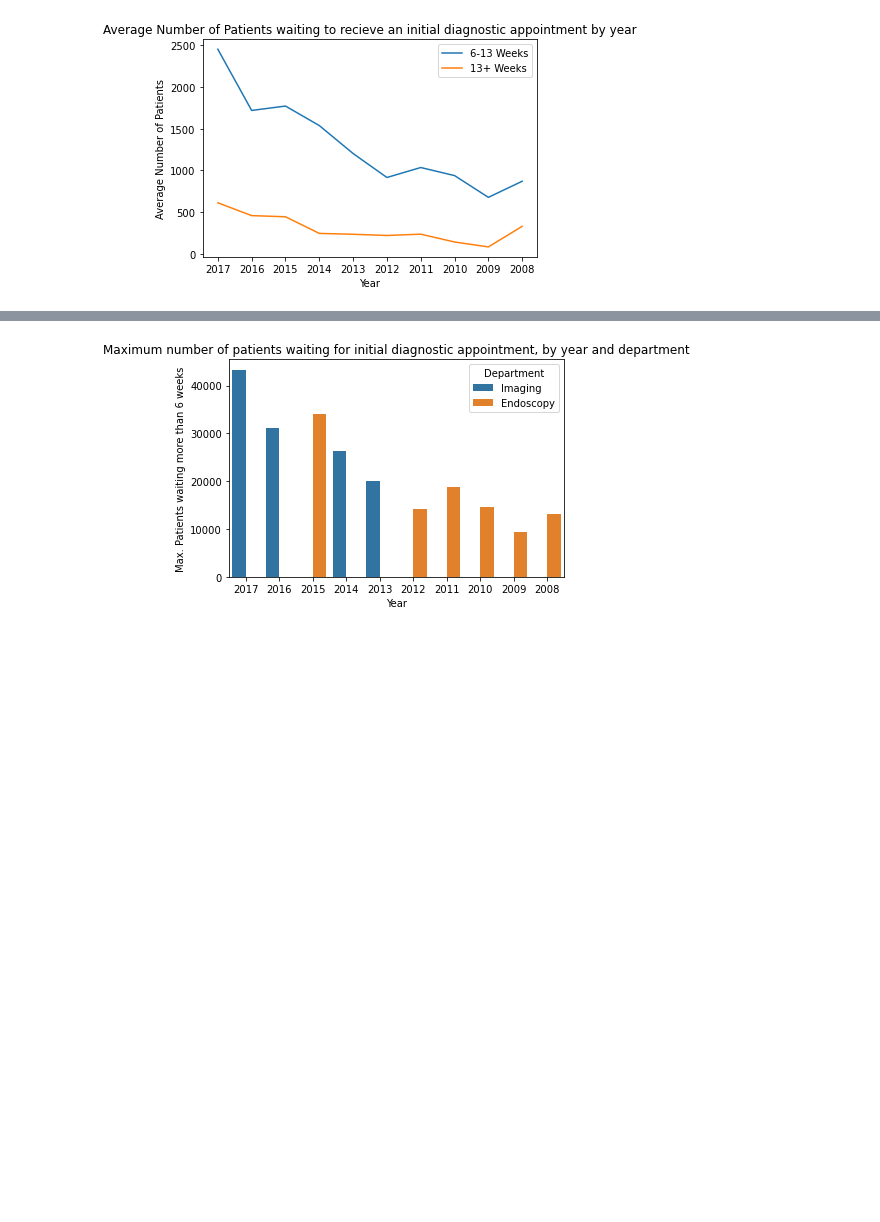
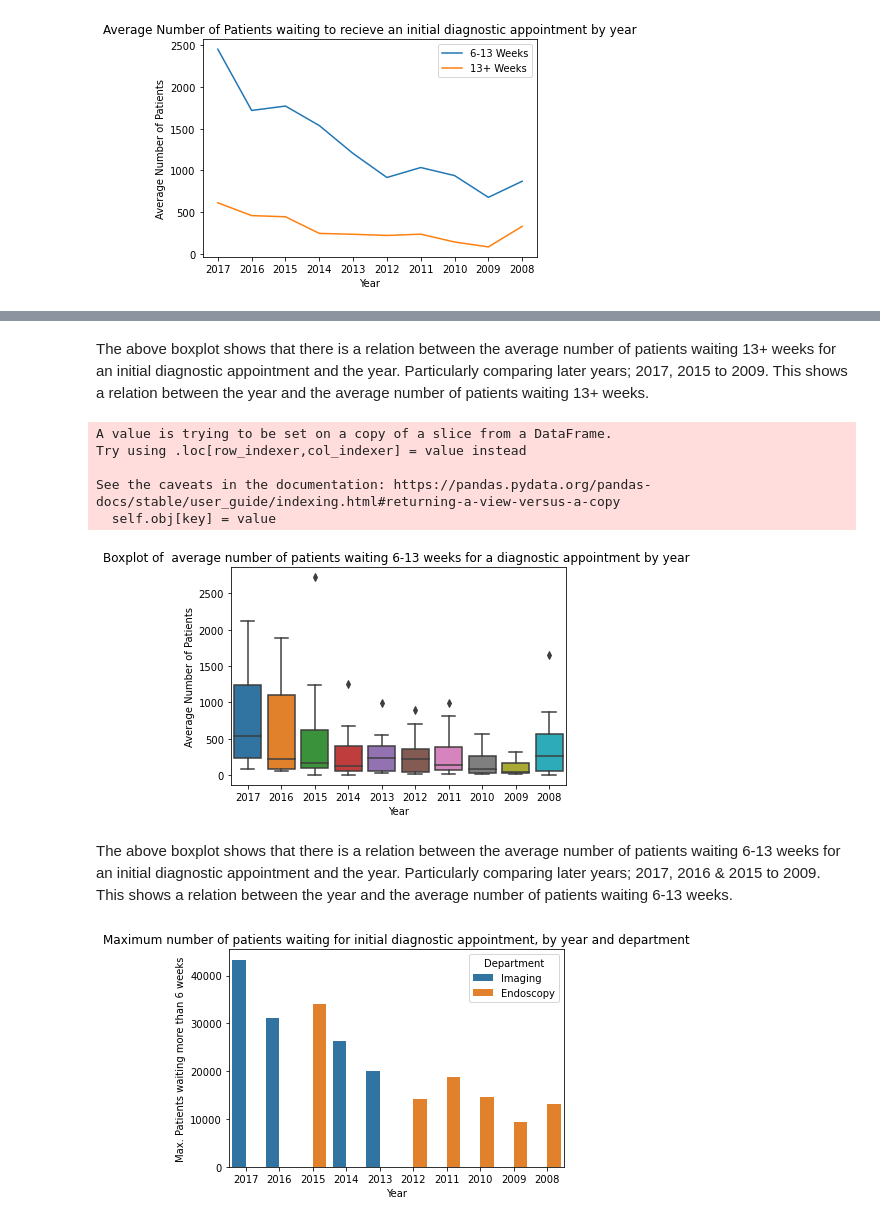
Before and after one commit to Sebbybobbler/Data-Science-NHS-wait-times-analysis-portfolio, a Jupyter notebook: Data Science Portfolio Project .ipynb, the cells around one changed output, grey strips where cells are left out. Cells and saved outputs as stored; diff of their text form; code cells hidden in the pictures; blank space fills up the shorter version.

```diff
--- a/Data Science Portfolio Project .ipynb
+++ b/Data Science Portfolio Project .ipynb
@@ -174,2 +195,27 @@ From the above plot, it can be seen that the average number of patients waiting
+# %% [markdown]
+The above boxplot shows that there is a relation between the average number of patients waiting 13+ weeks for an initial diagnostic appointment and the year. Particularly comparing later years; 2017, 2015 to 2009. This shows a relation between the year and the average number of patients waiting 13+ weeks.
+# %%
+#Let's create a boxplot for 6-13 weeks.
+
+#Create a dataframe with pertinent info.
+boxplot_df6=wait_time_all[(["Year","06 < 13 Weeks, Q1","06 < 13 Weeks, Q2","06 < 13 Weeks, Q3","06 < 13 Weeks, Q4"])]
+#Create a new column which contains the mean of patients waiting 6-13 weeks across all 4 quarters
+boxplot_df6.loc[:,"06-13 weeks total mean"]=boxplot_df.sum(axis=1, numeric_only=True)/4.0
+#Create the box plot, 6-13 weeks total mean against year
+sns.boxplot(data=boxplot_df6, x="Year", y="06-13 weeks total mean")
+#Axis labels and title.
+plt.ylabel("Average Number of Patients")
+plt.xlabel("Year")
+plt.title("Boxplot of  average number of patients waiting 6-13 weeks for a diagnostic appointment by year ")
+plt.show()
+# %% [output]
+A value is trying to be set on a copy of a slice from a DataFrame.
+Try using .loc[row_indexer,col_indexer] = value instead
+
+See the caveats in the documentation: https://pandas.pydata.org/pandas-docs/stable/user_guide/indexing.html#returning-a-view-versus-a-copy
+  self.obj[key] = value
+[figure, added]
+# %% [markdown]
+The above boxplot shows that there is a relation between the average number of patients waiting 6-13 weeks for an initial diagnostic appointment and the year. Particularly comparing later years; 2017, 2016 & 2015 to 2009. This shows a relation between the year and the average number of patients waiting 6-13 weeks.
 # %%
 #Now lets find the busiest department each year.
```
Also changed, not shown: parts of 5 cells of this notebook.
